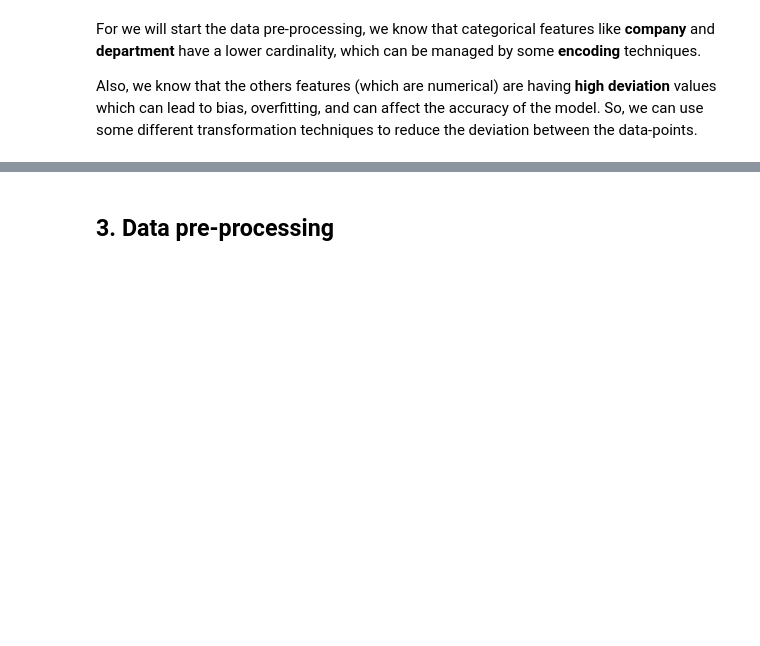
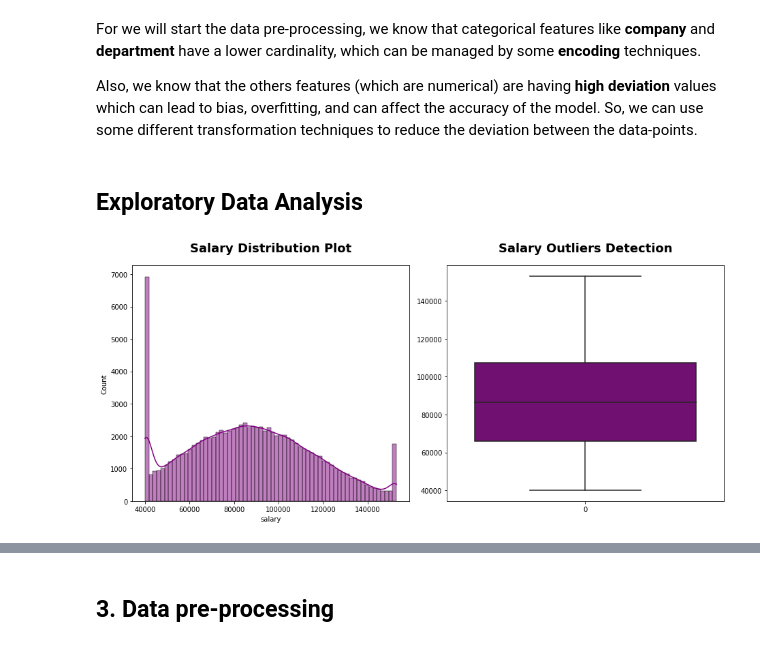
Before and after one commit to SamuelJabes/Employee_Salary_Prediction, a Jupyter notebook: model.ipynb, the cells around one changed output, grey strips where cells are left out. Drawn from its saved outputs; the diff is of its cells as text; code cells hidden in the pictures; blank space fills up the shorter version.

```diff
--- a/model.ipynb
+++ b/model.ipynb
@@ -141,3 +146,19 @@ df_train.describe(include=[int, float])
 For we will start the data pre-processing, we know that categorical features like **company** and **department** have a lower cardinality, which can be managed by some **encoding** techniques.
 
 Also, we know that the others features (which are numerical) are having **high deviation** values which can lead to bias, overfitting, and can affect the accuracy of the model. So, we can use some different transformation techniques to reduce the deviation between the data-points.
+# %% [markdown]
+## Exploratory Data Analysis
+# %%
+plt.figure(figsize=(13,6))
+
+plt.subplot(1,2,1)
+sns.histplot(df_train["salary"],color="purple",kde=True)
+plt.title("Salary Distribution Plot",fontweight="black",pad=20,size=18)
+
+plt.subplot(1,2,2)
+sns.boxplot(df_train["salary"],color="purple")
+plt.title("Salary Outliers Detection",fontweight="black",pad=20,size=18)
+plt.tight_layout()
+plt.show()
+# %% [output]
+[figure, added]
```
Also changed, not shown: parts of 12 cells of this notebook, 3 other files.
